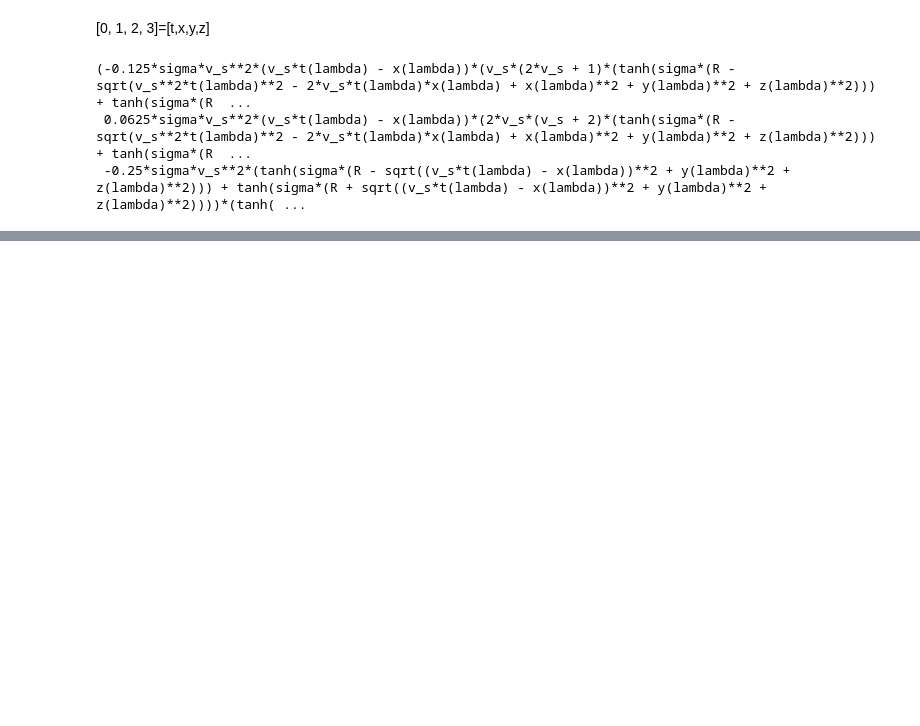
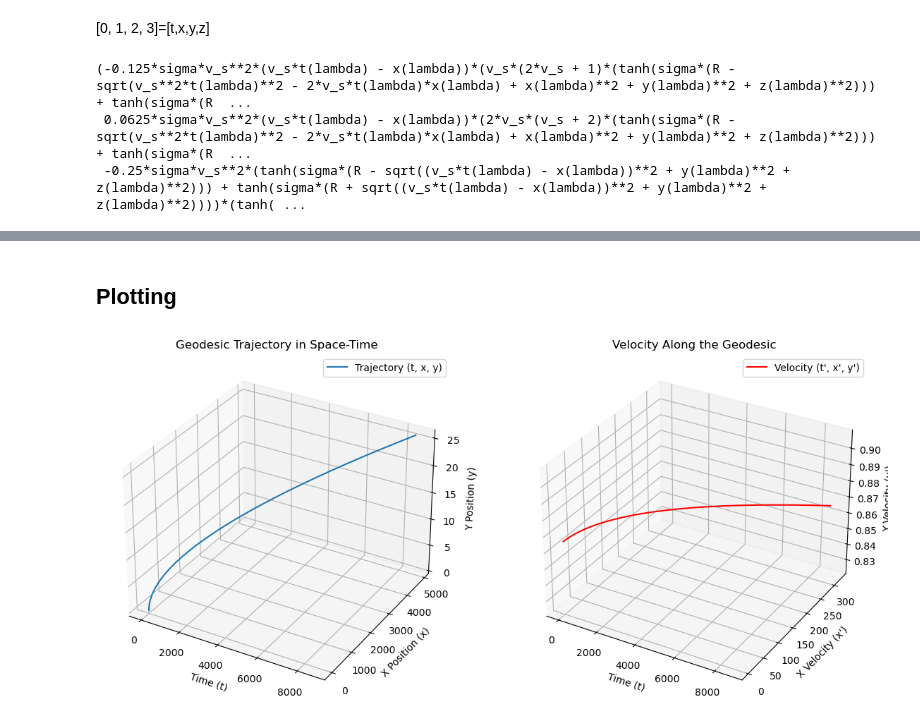
Before and after one commit to zanebeeai/GeneralRelativityStuff, a Jupyter notebook: Null_geodesic_trajectories/recursiveLambda.ipynb, the cells around one changed output, grey strips where cells are left out. Drawn from its saved outputs; the diff is of its cells as text; code cells hidden in the pictures; blank space fills up the shorter version.

Commit message:
more graphs
need to fiddle with angle in separate file and make it more modular but the theory is matching up thus far

```diff
--- a/Null_geodesic_trajectories/recursiveLambda.ipynb
+++ b/Null_geodesic_trajectories/recursiveLambda.ipynb
@@ -268,0 +231,38 @@ plt.show()
+# %% [markdown]
+## Plotting
+# %%
+import matplotlib.pyplot as plt
+from mpl_toolkits.mplot3d import Axes3D
+
+lambdas = [key for key in geod.keys()]
+positions = [geod[key][0] for key in geod.keys()]
+velocities = [geod[key][1] for key in geod.keys()]
+
+# Unpacking positions and velocities
+ts, xs, ys = zip(*positions)
+tps, xps, yps = zip(*velocities)
+
+# Plotting
+fig = plt.figure(figsize=(14, 7))
+
+# Plot for position
+ax = fig.add_subplot(121, projection='3d')
+ax.plot(ts, xs, ys, label='Trajectory (t, x, y)')
+ax.set_xlabel('Time (t)')
+ax.set_ylabel('X Position (x)')
+ax.set_zlabel('Y Position (y)')
+ax.set_title('Geodesic Trajectory in Space-Time')
+ax.legend()
+
+# Plot for velocity
+ax2 = fig.add_subplot(122, projection='3d')
+ax2.plot(ts, xps, yps, label="Velocity (t', x', y')", color='r')
+ax2.set_xlabel('Time (t)')
+ax2.set_ylabel("X Velocity (x')")
+ax2.set_zlabel("Y Velocity (y')")
+ax2.set_title("Velocity Along the Geodesic")
+ax2.legend()
+
+plt.show()
+# %% [output]
+[figure, added]
```
Also changed, not shown: parts of 14 cells of this notebook.
